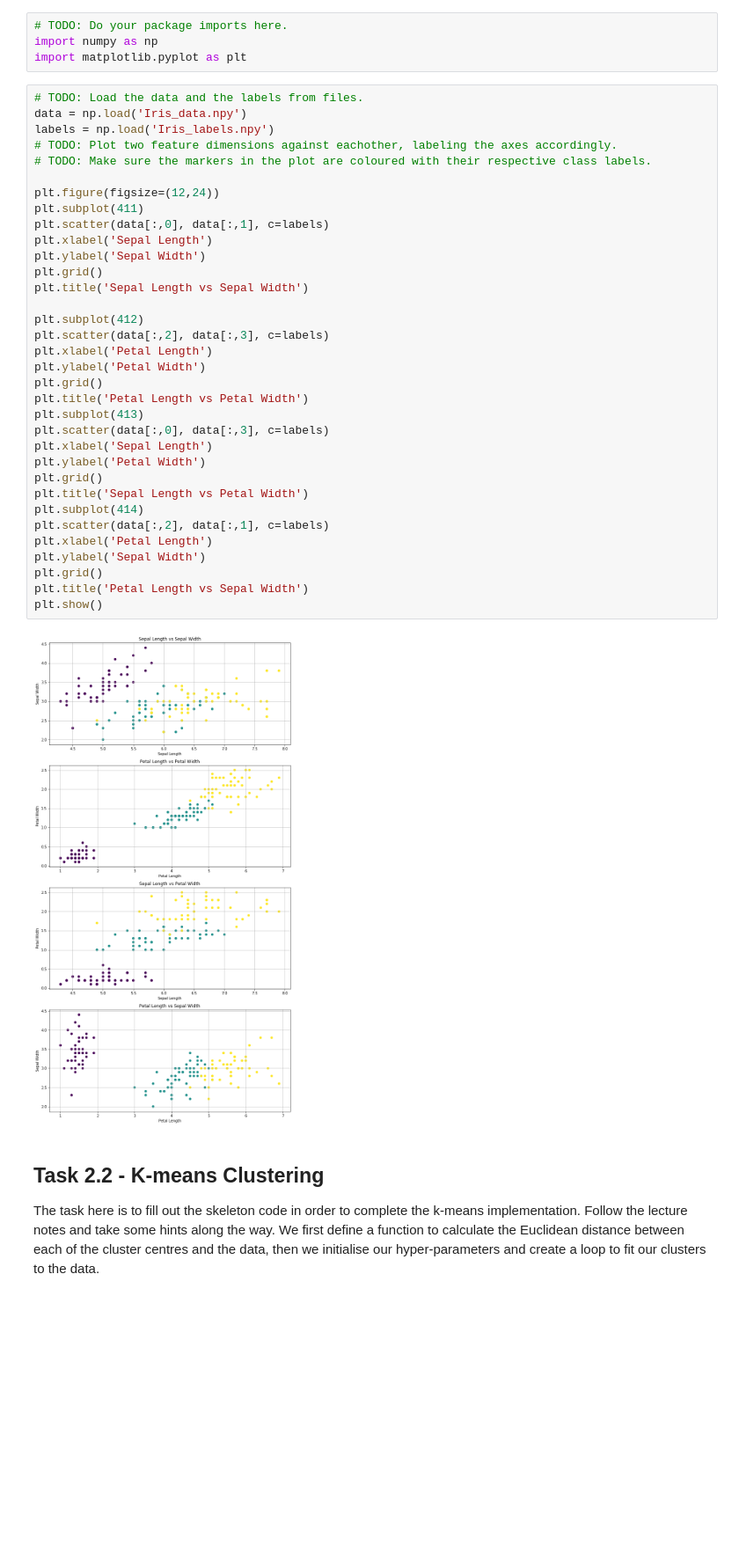
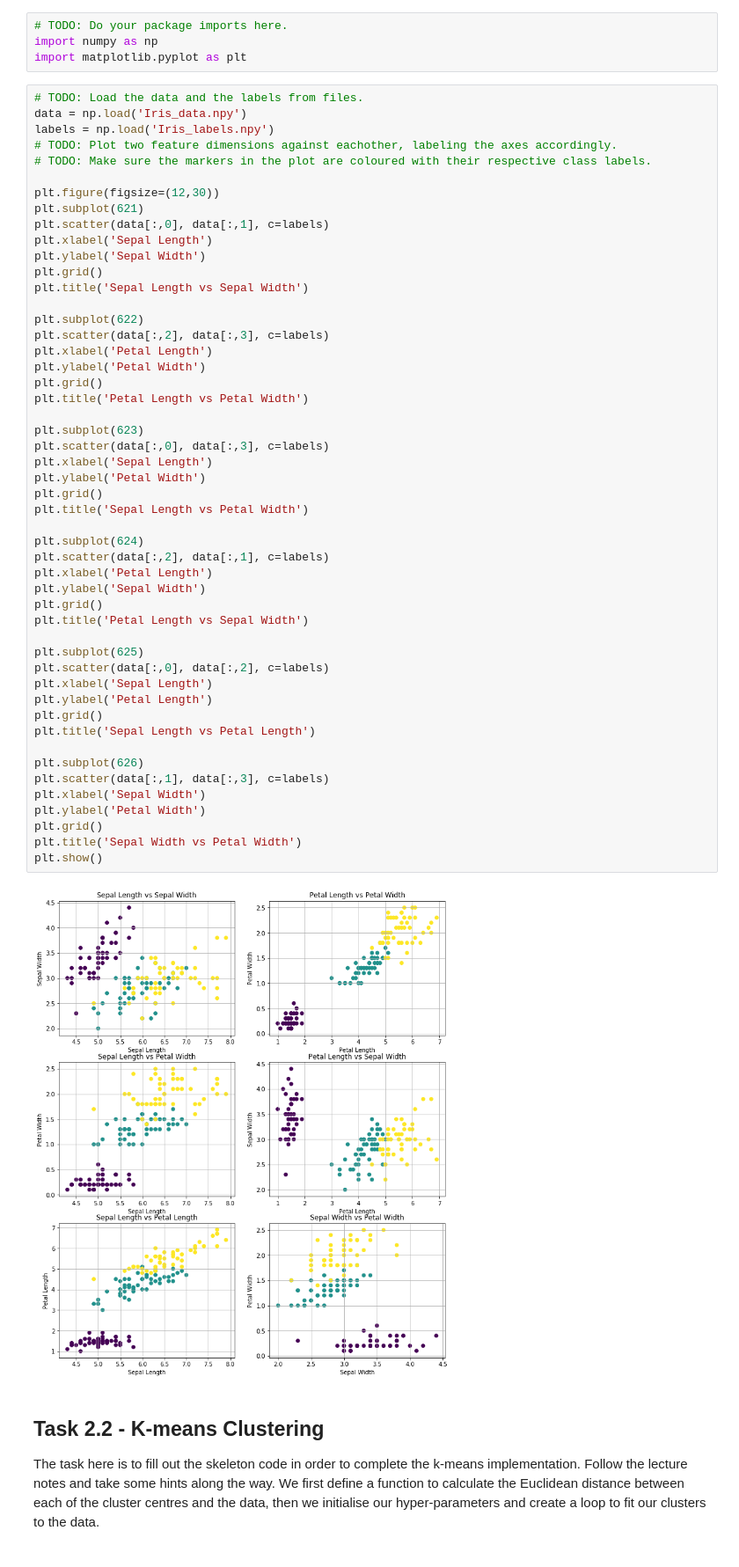
Before and after one commit to LuffyKing/BDML, a Jupyter notebook: BDML_lab2.ipynb, the cells around one changed output. Shown at 88% size. Saved outputs shown, nothing was run; the diff lists cells and outputs as text; blank space fills up the shorter version.

Commit message:
Added 2 more plots

```diff
--- a/BDML_lab2.ipynb
+++ b/BDML_lab2.ipynb
@@ -16,39 +16,55 @@ import matplotlib.pyplot as plt
 # %%
 # TODO: Load the data and the labels from files.
 data = np.load('Iris_data.npy')
 labels = np.load('Iris_labels.npy')
 # TODO: Plot two feature dimensions against eachother, labeling the axes accordingly.
 # TODO: Make sure the markers in the plot are coloured with their respective class labels.
 
-plt.figure(figsize=(12,24))
-plt.subplot(411)
+plt.figure(figsize=(12,30))
+plt.subplot(621)
 plt.scatter(data[:,0], data[:,1], c=labels)
 plt.xlabel('Sepal Length')
 plt.ylabel('Sepal Width')
 plt.grid()
 plt.title('Sepal Length vs Sepal Width')
 
-plt.subplot(412)
+plt.subplot(622)
 plt.scatter(data[:,2], data[:,3], c=labels)
 plt.xlabel('Petal Length')
 plt.ylabel('Petal Width')
 plt.grid()
 plt.title('Petal Length vs Petal Width')
-plt.subplot(413)
+
+plt.subplot(623)
 plt.scatter(data[:,0], data[:,3], c=labels)
 plt.xlabel('Sepal Length')
 plt.ylabel('Petal Width')
 plt.grid()
 plt.title('Sepal Length vs Petal Width')
-plt.subplot(414)
+
+plt.subplot(624)
 plt.scatter(data[:,2], data[:,1], c=labels)
 plt.xlabel('Petal Length')
 plt.ylabel('Sepal Width')
 plt.grid()
 plt.title('Petal Length vs Sepal Width')
+
+plt.subplot(625)
+plt.scatter(data[:,0], data[:,2], c=labels)
+plt.xlabel('Sepal Length')
+plt.ylabel('Petal Length')
+plt.grid()
+plt.title('Sepal Length vs Petal Length')
+
+plt.subplot(626)
+plt.scatter(data[:,1], data[:,3], c=labels)
+plt.xlabel('Sepal Width')
+plt.ylabel('Petal Width')
+plt.grid()
+plt.title('Sepal Width vs Petal Width')
 plt.show()
 # %% [output]
-[figure, old version]
+[figure, new version]
 # %% [markdown]
 ## Task 2.2 - K-means Clustering
 The task here is to fill out the skeleton code in order to complete the k-means implementation. Follow the lecture notes and take some hints along the way. We first define a function to calculate the Euclidean distance between each of the cluster centres and the data, then we initialise our hyper-parameters and create a loop to fit our clusters to the data.
```
Also changed, not shown: 2 other files.
